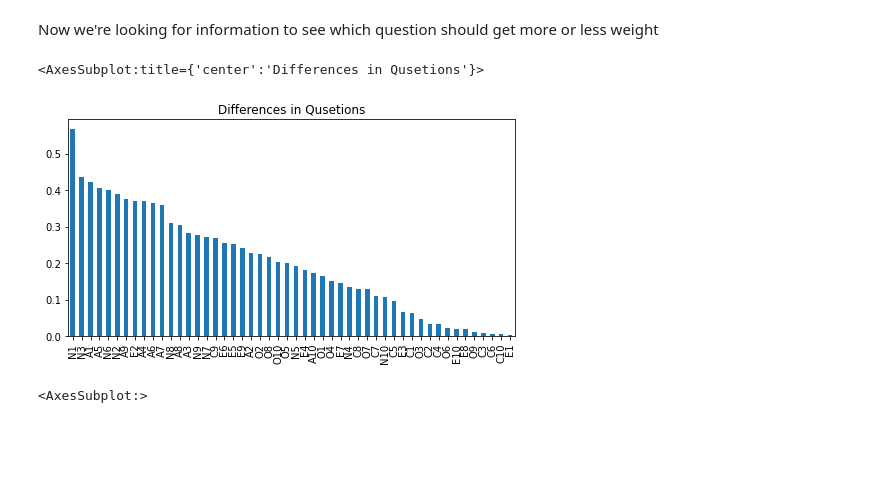
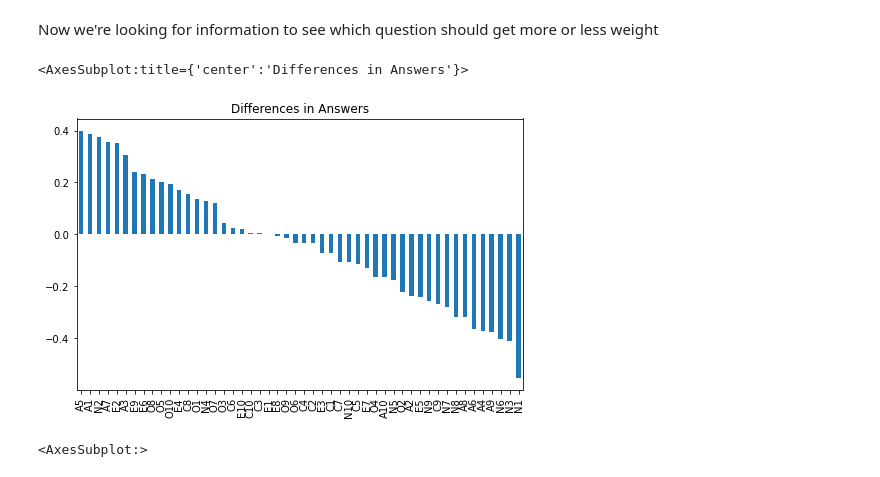
Before and after one commit to GiladFisher/Data-Science-Final-Project, a Jupyter notebook: Classification - Big Five male or female.ipynb, the cells around one changed output. Cells and saved outputs as stored; diff of their text form; code cells hidden in the pictures; blank space fills up the shorter version.

```diff
--- a/Classification - Big Five male or female.ipynb
+++ b/Classification - Big Five male or female.ipynb
@@ -155,8 +156,11 @@ from sklearn.utils import shuffle
 # %%
 from sklearn import linear_model
 from sklearn.model_selection import cross_val_score
-# %%
-n_data = shuffle(n_data)
+# %%
+mal = n_data.loc[n_data['gender']==0]
+fem = n_data.loc[n_data['gender']==1][:len(mal)]
+n_data = shuffle(mal.append(fem))
+# we want the female to male ratio to be the same as in the general population
 # %%
 to = 2000
 train = n_data[:to]
@@ -185,7 +185,7 @@ reg = linear_model.LinearRegression()
 # %%
 reg = KNeighborsClassifier(n_neighbors=40)
 # %%
-reg = linear_model.RidgeClassifierCV() # best so far - we got a 0.75 f1 score
+reg = linear_model.RidgeClassifierCV(alphas=2.4)#(0.1, 1.0,3,6,7,8,9, 10.0)) # best so far - we got a 0.75 f1 score
 # %%
 scrs = []
 n_to = int(to/3)
@@ -248,15 +247,14 @@ for c in chrs:
     #print(c+' : ')
     for i in range(10):
         s = c+str(i+1)
-        #print(s+' : '+str(abs(plot_d.loc[plot_d['gender']==0][s].mean()-plot_d.loc[plot_d['gender']==1][s].mean())))
         qs.append(s)
-        diff.append(abs(plot_d.loc[plot_d['gender']==0][s].mean()-plot_d.loc[plot_d['gender']==1][s].mean()))
+        diff.append((plot_d.loc[plot_d['gender']==0][s].mean()-plot_d.loc[plot_d['gender']==1][s].mean()))
 # %%
-pd.DataFrame(diff,qs).sort_values(by=0,ascending=False).plot(kind='bar',figsize=(8,4),legend=False, title='Differences in Qusetions')
+pd.DataFrame(diff,qs).sort_values(by=0,ascending=False).plot(kind='bar',figsize=(8,5),legend=False, title='Differences in Answers')
 #Some questions are more important than others. Let's use that:
 # %% [output]
-<AxesSubplot:title={'center':'Differences in Qusetions'}>
+<AxesSubplot:title={'center':'Differences in Answers'}>
-[figure, old version]
+[figure, new version]
 # %%
 #for i in range(len(diff)):
 #    if diff[i] < 0.05:
```
Also changed, not shown: parts of 15 cells of this notebook.
